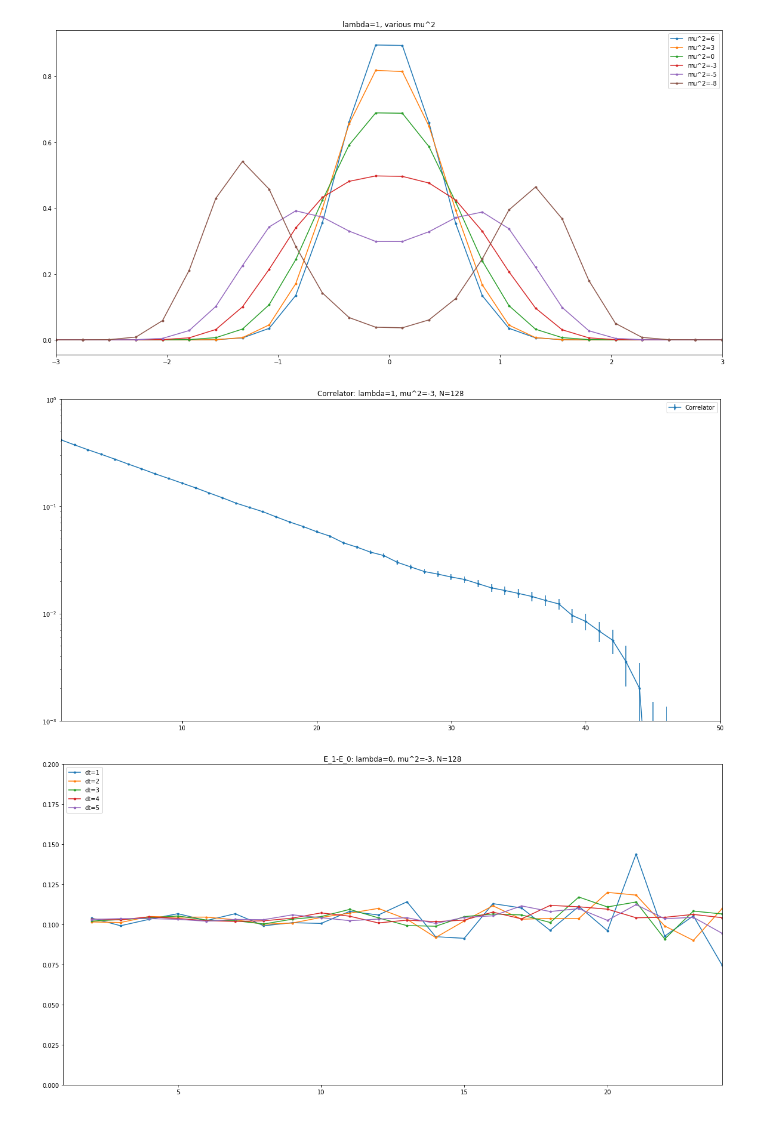
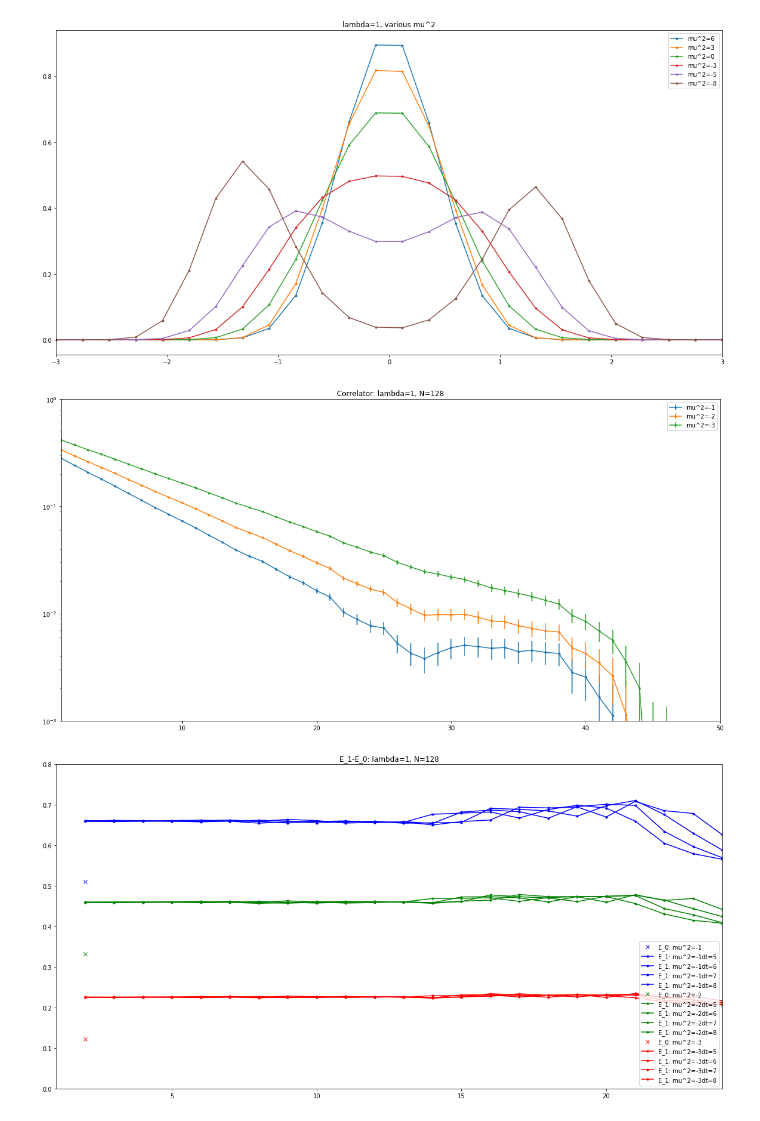
Before and after one commit to lkeegan/LQCD, a Jupyter notebook: exercise-02/solution-02.ipynb, the cells around one changed output. Saved outputs shown, nothing was run; the diff lists cells and outputs as text; code cells hidden in the pictures.

```diff
--- a/exercise-02/solution-02.ipynb
+++ b/exercise-02/solution-02.ipynb
@@ -43,30 +43,44 @@ plt.show()
 [figure]
 # %%
 plt.figure()
+dat = np.loadtxt("code/results/h_mu-1_corr")
+plt.errorbar(dat[:,0], dat[:,1], yerr = dat[:,2], marker = '.', label="mu^2=-1")
+dat = np.loadtxt("code/results/h_mu-2_corr")
+plt.errorbar(dat[:,0], dat[:,1], yerr = dat[:,2], marker = '.', label="mu^2=-2")
 dat = np.loadtxt("code/results/h_mu-3_corr")
-plt.errorbar(dat[:,0], dat[:,1], yerr = dat[:,2], marker = '.', label="Correlator")
+plt.errorbar(dat[:,0], dat[:,1], yerr = dat[:,2], marker = '.', label="mu^2=-3")
 plt.yscale("log", nonposy='clip')
 plt.xlim(1,50)
 plt.ylim(0.001,1)
-plt.title("Correlator: lambda=1, mu^2=-3, N=128")
+plt.title("Correlator: lambda=1, N=128")
 plt.legend()
 plt.rcParams["figure.figsize"] = (20,10)
 plt.show()
 # %% [output]
-[figure, old version]
+[figure, new version]
 # %%
 plt.figure()
+color = ['r', 'g', 'b']
+# these values for E_0 are copied from the output files in code/results
+E0 = {}
+E0[-1]=0.50980651272806732
+E0[-2]=0.33261720673993472
+E0[-3]=0.12223116355668487
+
 plt.xlim(1,24)
-plt.ylim(0,0.2)
-plt.title("E_1-E_0: lambda=1, mu^2=-3, N=128")
+plt.ylim(0,0.8)
+plt.title("E_1-E_0: lambda=1, N=128")
 plt.rcParams["figure.figsize"] = (20,10)
-for dt in range(1,6):
-    arr = []
-    for t in range(2,40):
-        arr.append([t, -np.log((dat[t+dt]/dat[t])[1])/dt])
-    arr = np.array(arr)
-    plt.plot(arr[:,0], arr[:,1], '.-', label='dt='+str(dt))
+for mu2 in [-1,-2,-3]:
+    dat = np.loadtxt('code/results/h_mu'+str(mu2)+'_corr')
+    plt.plot(2, E0[mu2], 'x', color=color[mu2], label='E_0: '+'mu^2='+str(mu2))
+    for dt in range(5,9):
+        arr = []
+        for t in range(2,30):
+            arr.append([t, -np.log((dat[t+dt]/dat[t])[1])/dt])
+        arr = np.array(arr)
+        plt.plot(arr[:,0], arr[:,1]+E0[mu2], '.-', color=color[mu2], label = 'E_1: mu^2='+str(mu2)+' [dt='+str(dt)+']')
 plt.legend()
 plt.show()
 # %% [output]
-[figure, old version]
+[figure, new version]
```
